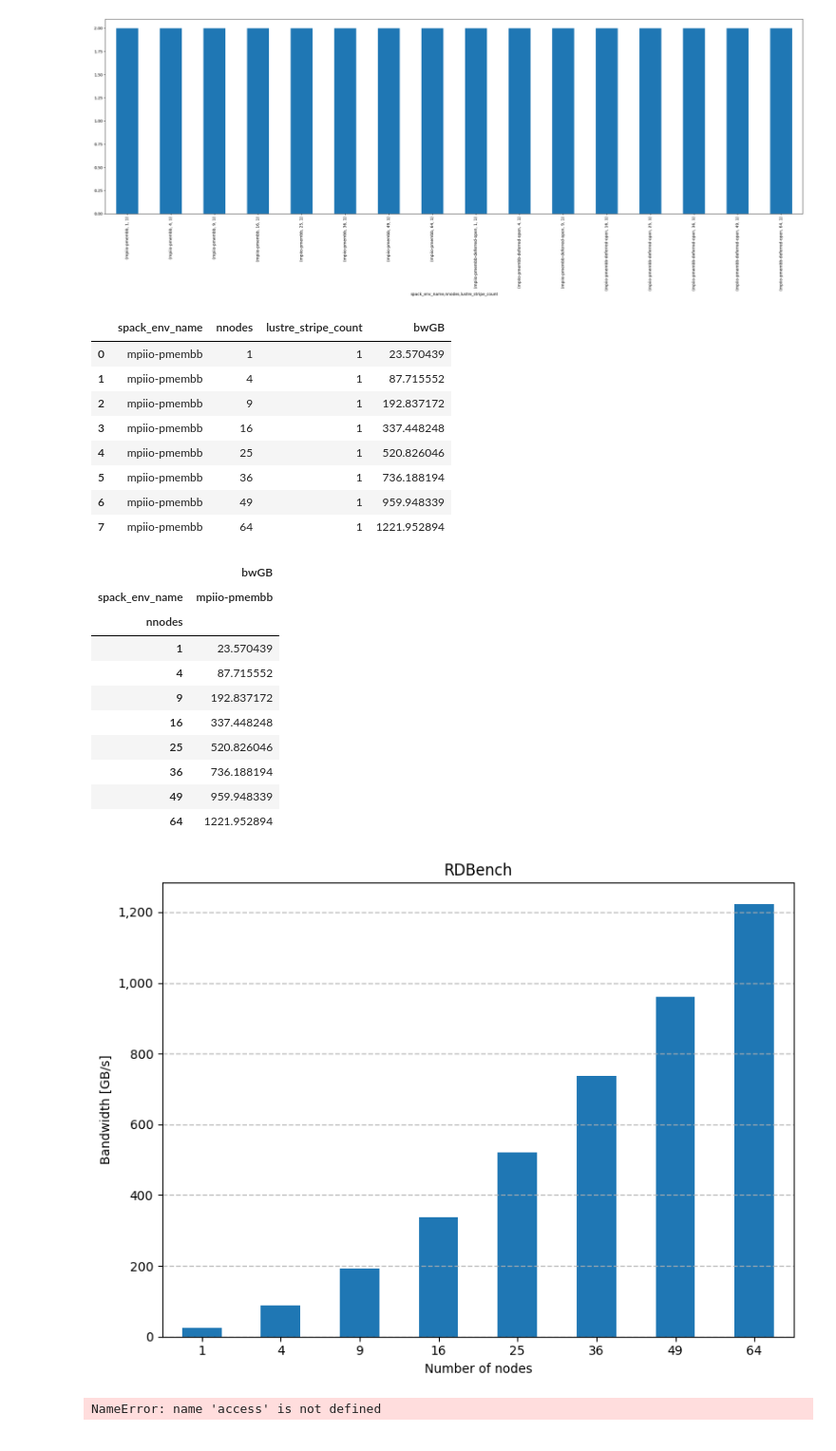
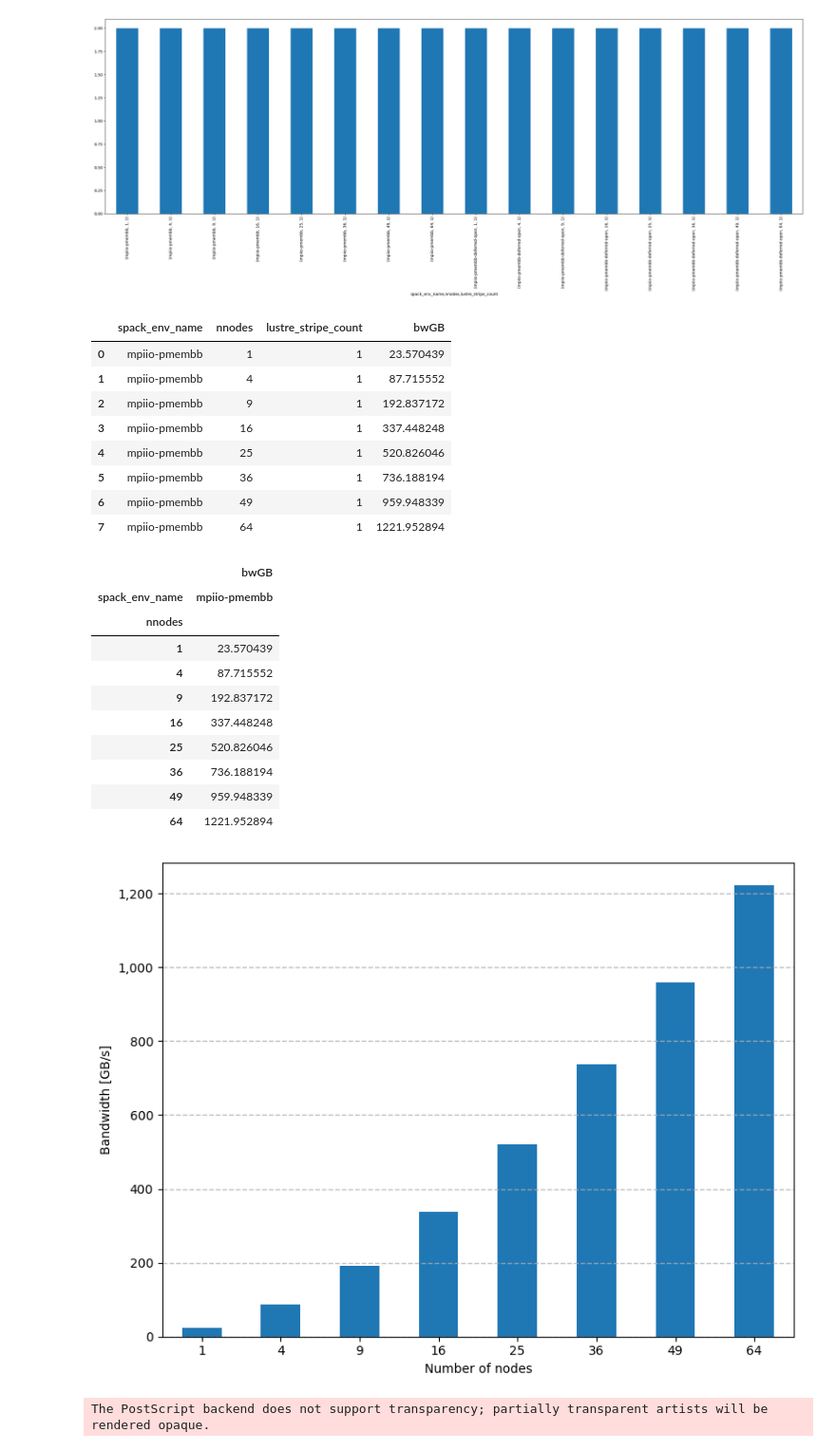
Before and after one commit to tsukuba-hpcs/mpiio-pmembb, a Jupyter notebook: src/rdbench/rdbench.ipynb, the cells around one changed output. Shown: that part at 95% size. Cells and saved outputs as stored; diff of their text form; code cells hidden in the pictures.

Commit message:
Update plot and fig (h5bench, rdbnech)

```diff
--- a/src/rdbench/rdbench.ipynb
+++ b/src/rdbench/rdbench.ipynb
@@ -27,9 +27,9 @@ BENCHMARK_NAME="rdbench"
 FIG_DIR = Path(f"../../fig/{BENCHMARK_NAME}").resolve()
 FIG_DIR.mkdir(parents=True, exist_ok=True)
 def save(fig, name):
-    # for ext in ('png',):
-    #     fig.savefig(FIG_DIR / f'{name}.{ext}', bbox_inches = 'tight')
-    pass
+    for ext in ('png', 'eps'):
+        fig.savefig(FIG_DIR / f'{name}.{ext}', bbox_inches = 'tight')
+    # pass
 # %%
 re_hook_pmembb = re.compile(r"hook:pmembb:rpmbb_store_(create|free|save|load) ([0-9]+\.[0-9]+)")
 def df_extract_hook_pmembb_time(stderr_path: Path):
@@ -261,7 +261,7 @@ ax = df_plot.plot(
     rot=0,
 )
 
-ax.set_title(f"RDBench")
+# ax.set_title(f"RDBench")
 # ax.set_xscale("log", base=2)
 # ax.set_xticks(df_plot.index, [pretty_fmt(x, suffix="") for x in df_plot.index])
 ax.grid(which = "major", axis = "y", alpha = 0.8, linestyle = "--", linewidth = 1)
@@ -270,33 +270,33 @@ ax.grid(which = "major", axis = "y", alpha = 0.8, linestyle = "--", linewidth =
 ax.yaxis.set_major_formatter(FuncFormatter(comma_formatter))
 
 # legend_title = ax.get_legend().get_title().get_text()
 # ax.legend(title=legend_title, bbox_to_anchor=(1.01, 1), loc='upper left', borderaxespad=0.)
 # ax.legend(title="Transfer size")
 plt.tight_layout()
 
 fig.show()
 plt.show()
-save(fig, F"ior_{access}_{'remote' if reorder else 'local'}_{value}")
+save(fig, F"rdbench_write")
 # %% [output]
 |  | spack_env_name | nnodes | lustre_stripe_count | bwGB |
 | 0 | mpiio-pmembb | 1 | 1 | 23.570439 |
 | 1 | mpiio-pmembb | 4 | 1 | 87.715552 |
 | 2 | mpiio-pmembb | 9 | 1 | 192.837172 |
 | 3 | mpiio-pmembb | 16 | 1 | 337.448248 |
 | 4 | mpiio-pmembb | 25 | 1 | 520.826046 |
 | 5 | mpiio-pmembb | 36 | 1 | 736.188194 |
 | 6 | mpiio-pmembb | 49 | 1 | 959.948339 |
 | 7 | mpiio-pmembb | 64 | 1 | 1221.952894 |
 |  | bwGB |
 | spack_env_name | mpiio-pmembb |
 | nnodes |  |
 | 1 | 23.570439 |
 | 4 | 87.715552 |
 | 9 | 192.837172 |
 | 16 | 337.448248 |
 | 25 | 520.826046 |
 | 36 | 736.188194 |
 | 49 | 959.948339 |
 | 64 | 1221.952894 |
-[figure, old version]
+[figure, new version]
-NameError: name 'access' is not defined
+The PostScript backend does not support transparency; partially transparent artists will be rendered opaque.
```
Also changed, not shown: 7 other files.
